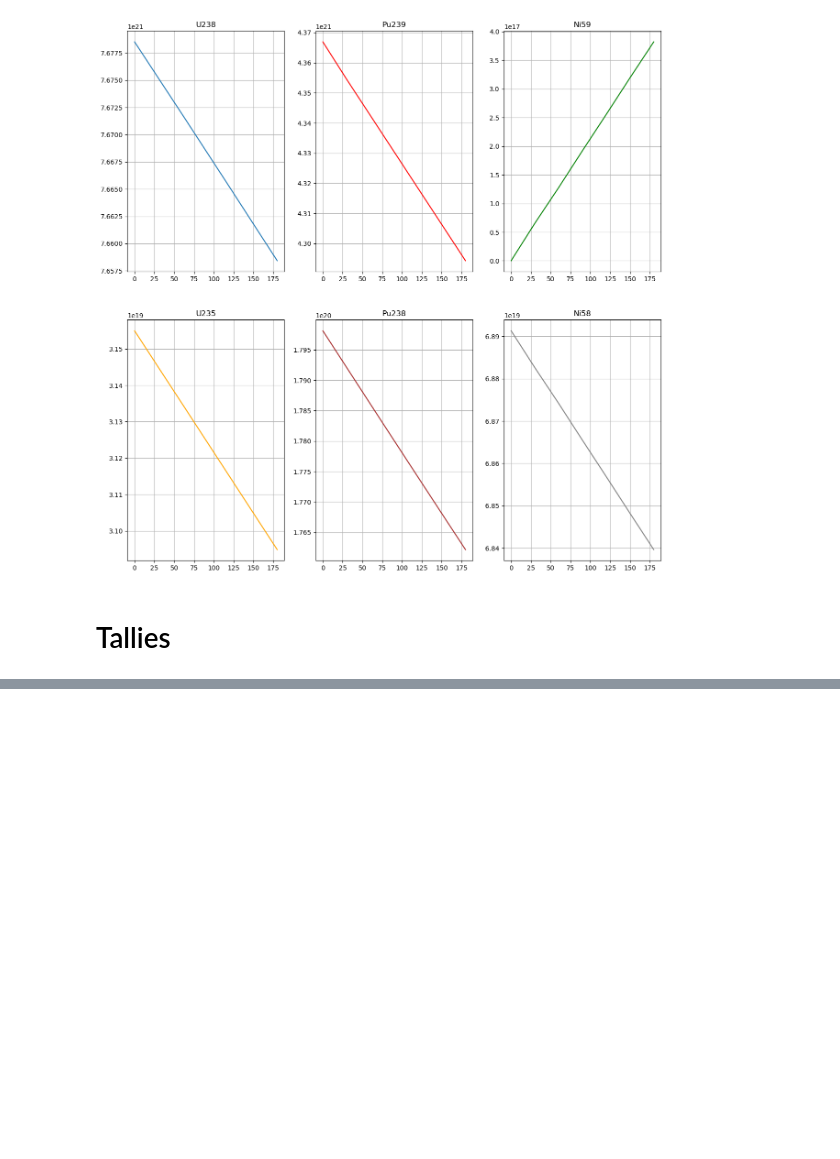
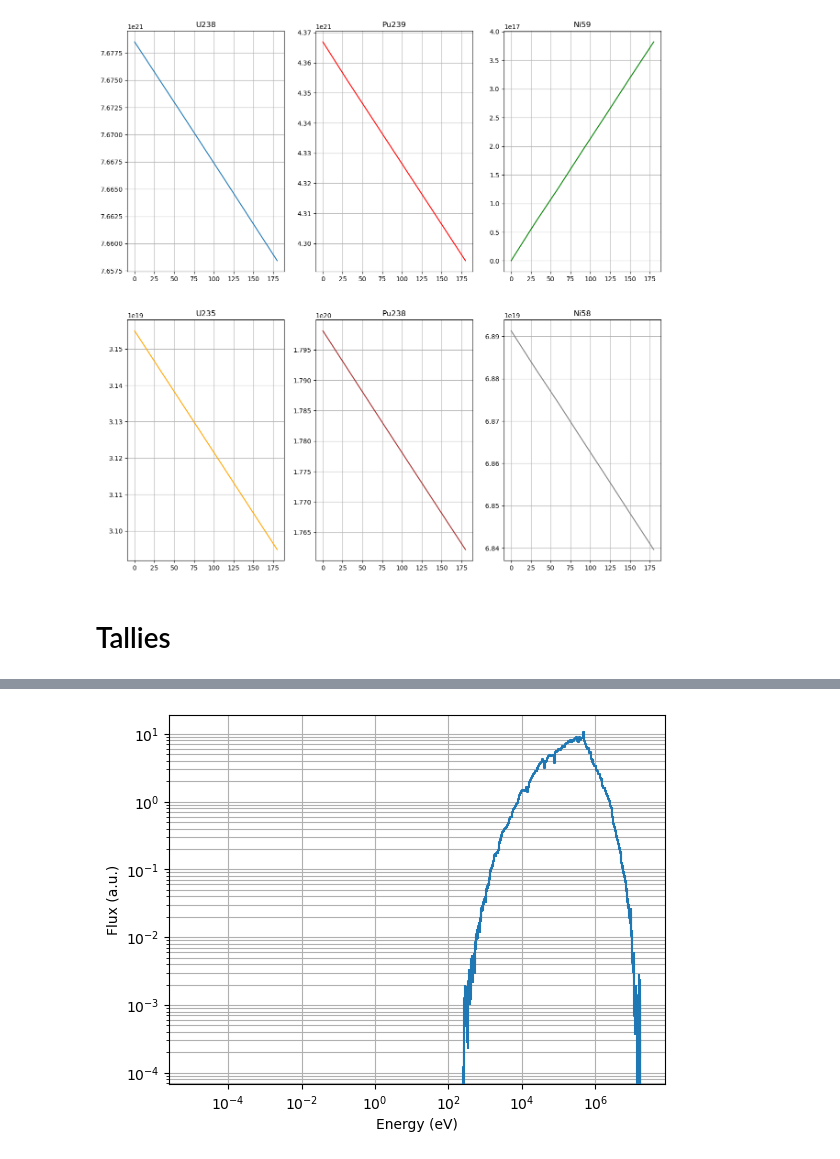
Before and after one commit to 96mat/MOX-Depletion, a Jupyter notebook: Depletion_MOX.ipynb, the cells around one changed output, grey strips where cells are left out. Saved outputs shown, nothing was run; the diff lists cells and outputs as text; code cells hidden in the pictures; blank space fills up the shorter version.

Commit message:
flux-spectrum

```diff
--- a/Depletion_MOX.ipynb
+++ b/Depletion_MOX.ipynb
@@ -345,0 +369,2 @@ axs[5, 0].grid()"""
+# %%
+openmc.run()
@@ -345,0 +389,23 @@ axs[5, 0].grid()"""
+# %%
+sp = openmc.StatePoint('statepoint.50.h5')
+# %%
+# Neutron spectrum
+spectrum_tally = sp.get_tally(name = "Neutron Spectrum")
+
+e_filter = spectrum_tally.filters[0]
+E = e_filter.bins[:,0]
+
+spectrum_mean = spectrum_tally.get_values(value = 'mean').ravel()
+spectrum_std_dev = spectrum_tally.get_values(value = 'std_dev').ravel()
+
+# Plot
+fig, ax = plt.subplots()
+plt.errorbar(E, spectrum_mean,spectrum_std_dev, ds = 'steps')
+ax.set_xscale("log")
+ax.set_yscale("log")
+ax.set_xlabel("Energy (eV)")
+ax.set_ylabel("Flux (a.u.)")
+ax.grid(True, which = 'both')
+#plt.savefig('./energy_flux.pdf', format='pdf', dpi = 600, bbox_inches = 'tight')
+# %% [output]
+[figure, added]
```
Also changed, not shown: parts of 7 cells of this notebook.
